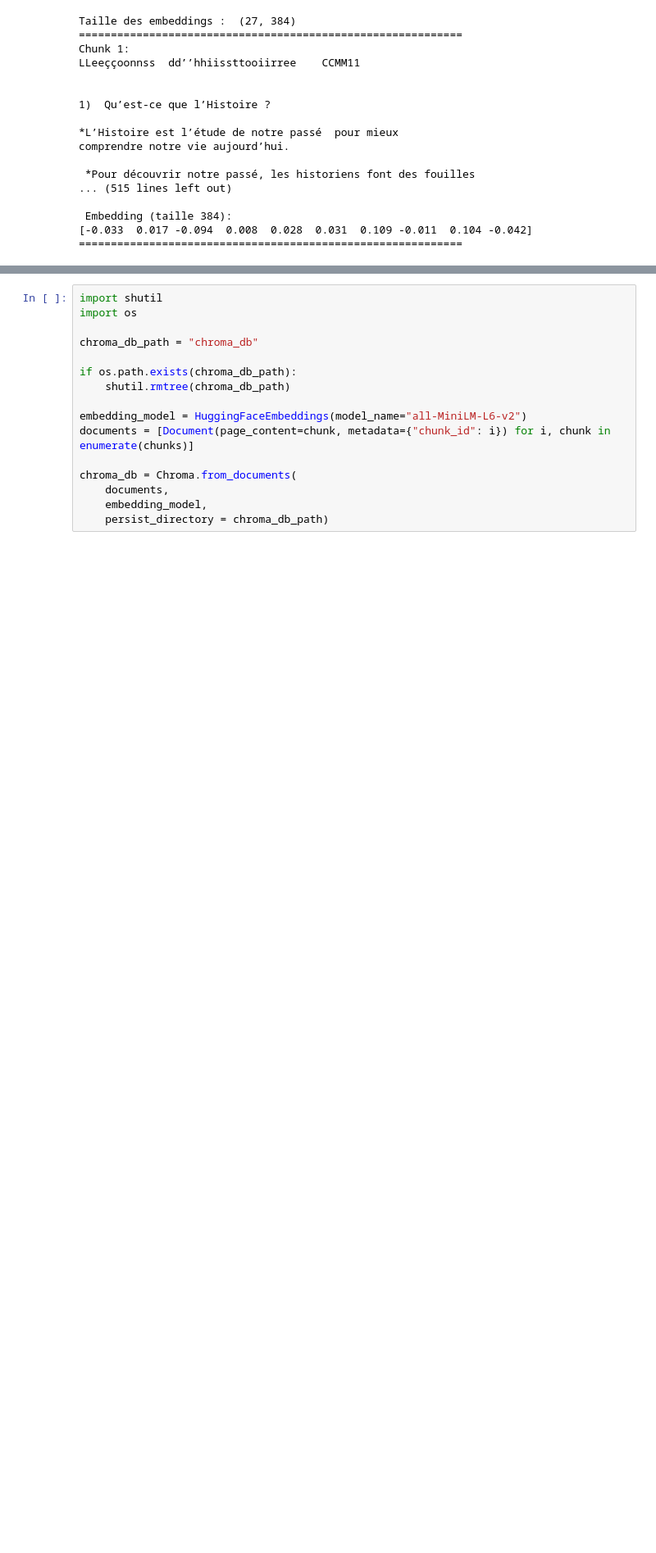
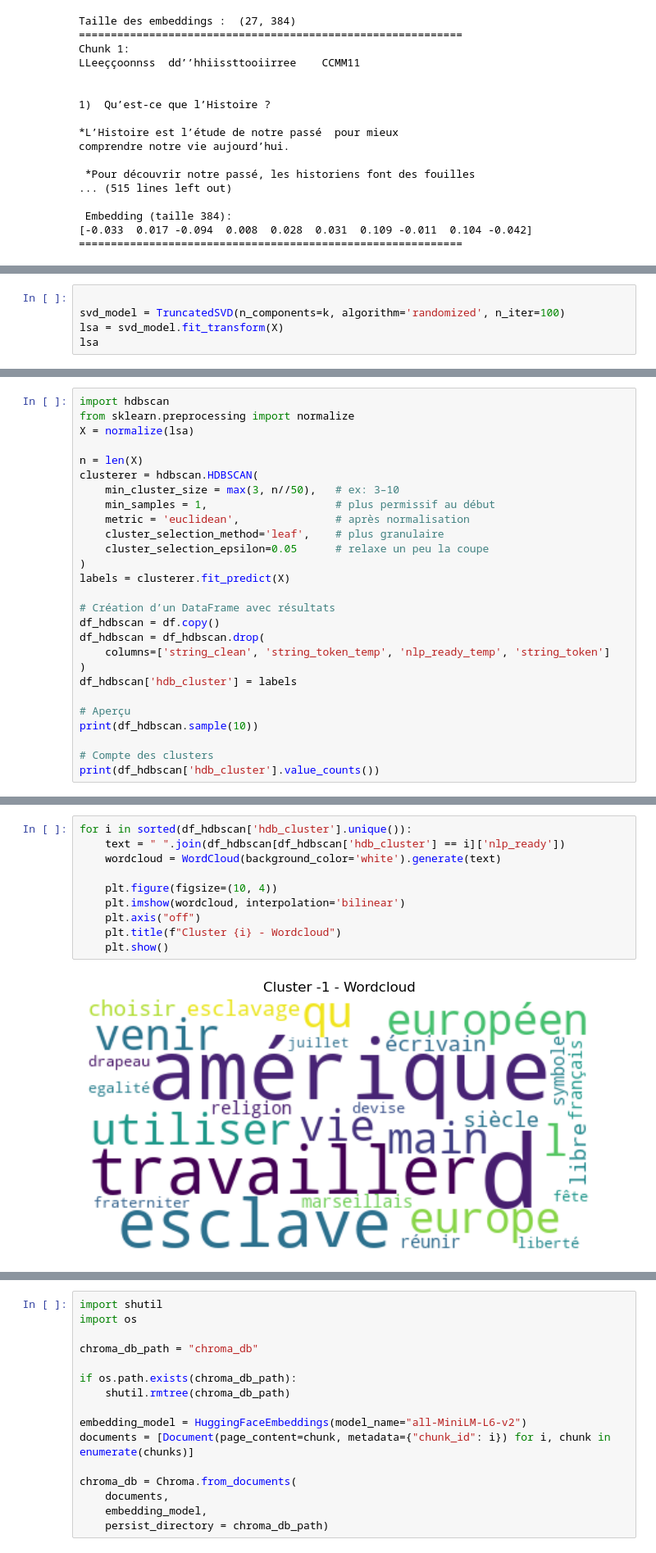
Before and after one commit to cnqs-jedha/pdf_to_quiz, a Jupyter notebook: exploration/prompt_to_llm_2.ipynb, the cells around one changed output, grey strips where cells are left out. Shown at 82% size. Drawn from its saved outputs; the diff is of its cells as text; blank space fills up the shorter version.

Commit message:
try to do dynamic clusters with HDBSCAN

```diff
--- a/exploration/prompt_to_llm_2.ipynb
+++ b/exploration/prompt_to_llm_2.ipynb
@@ -162,0 +369,5 @@ comprendre notre vie aujourd’hui.
+# %%
+
+svd_model = TruncatedSVD(n_components=k, algorithm='randomized', n_iter=100)
+lsa = svd_model.fit_transform(X)
+lsa
@@ -162,0 +414,27 @@ comprendre notre vie aujourd’hui.
+# %%
+import hdbscan
+from sklearn.preprocessing import normalize
+X = normalize(lsa)
+
+n = len(X)
+clusterer = hdbscan.HDBSCAN(
+    min_cluster_size = max(3, n//50),   # ex: 3–10
+    min_samples = 1,                    # plus permissif au début
+    metric = 'euclidean',               # après normalisation
+    cluster_selection_method='leaf',    # plus granulaire
+    cluster_selection_epsilon=0.05      # relaxe un peu la coupe
+)
+labels = clusterer.fit_predict(X)
+
+# Création d’un DataFrame avec résultats
+df_hdbscan = df.copy()
+df_hdbscan = df_hdbscan.drop(
+    columns=['string_clean', 'string_token_temp', 'nlp_ready_temp', 'string_token']
+)
+df_hdbscan['hdb_cluster'] = labels
+
+# Aperçu
+print(df_hdbscan.sample(10))
+
+# Compte des clusters
+print(df_hdbscan['hdb_cluster'].value_counts())
@@ -162,0 +479,12 @@ comprendre notre vie aujourd’hui.
+# %%
+for i in sorted(df_hdbscan['hdb_cluster'].unique()):
+    text = " ".join(df_hdbscan[df_hdbscan['hdb_cluster'] == i]['nlp_ready'])
+    wordcloud = WordCloud(background_color='white').generate(text)
+
+    plt.figure(figsize=(10, 4))
+    plt.imshow(wordcloud, interpolation='bilinear')
+    plt.axis("off")
+    plt.title(f"Cluster {i} - Wordcloud")
+    plt.show()
+# %% [output]
+[figure, added]
```
Also changed, not shown: parts of 17 cells of this notebook, 5 other files.
